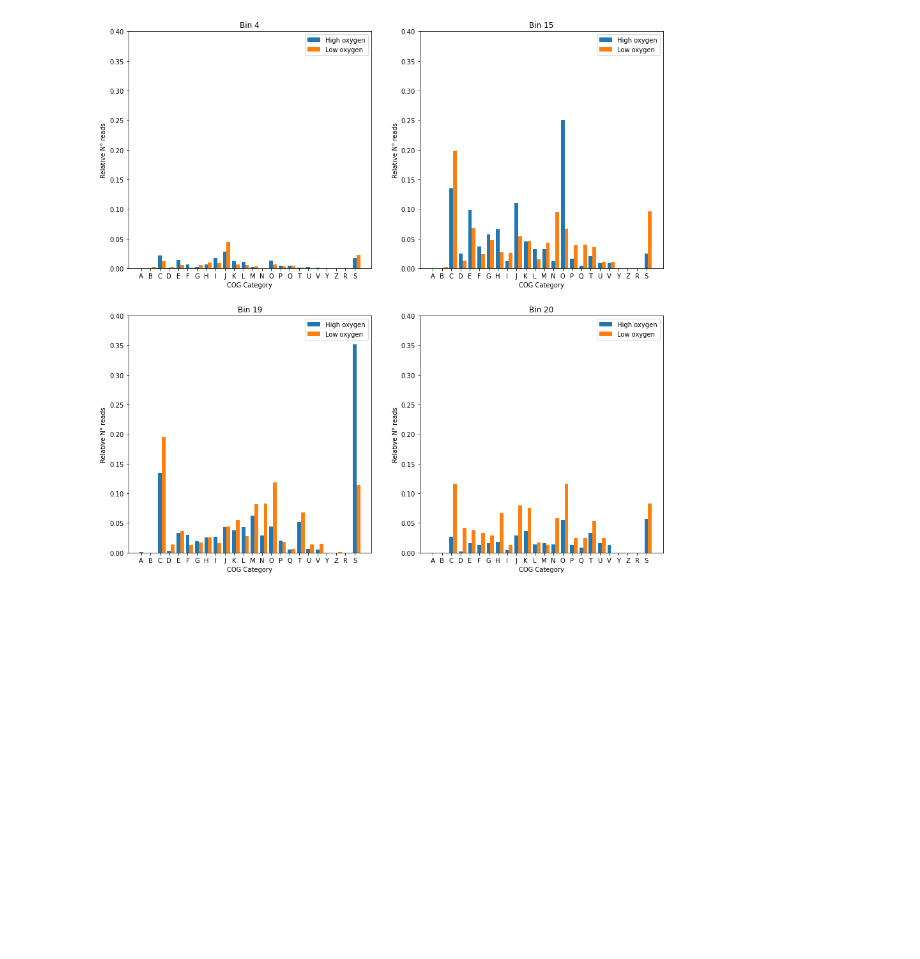
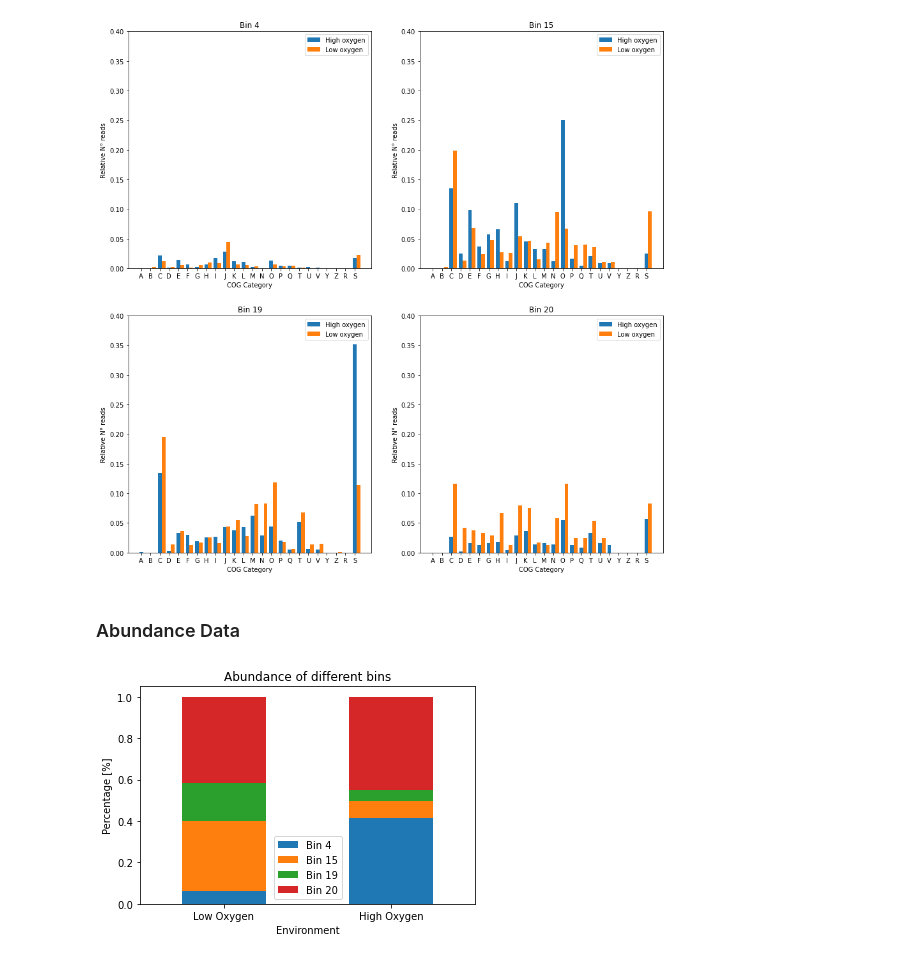
Before and after one commit to claranordquist/genome_analysis, a Jupyter notebook: Code/07_Python.ipynb, the cells around one changed output. Cells and saved outputs as stored; diff of their text form; code cells hidden in the pictures; blank space fills up the shorter version.

```diff
--- a/Code/07_Python.ipynb
+++ b/Code/07_Python.ipynb
@@ -182,3 +205,5 @@ plt.ylabel('Relative N° reads')
 plt.show()
 # %% [output]
 [figure]
+# %% [markdown]
+### Abundance Data
@@ -184,0 +213,21 @@ plt.show()
+# %%
+# Add the data for the bins and environments
+# Low Oxygen = SRR4342133
+# High Oxygen = SRR4342129
+
+abundance_data = pd.DataFrame([159631, 871694, 475534, 1072266], index=['Bin 4', 'Bin 15', 'Bin 19', 'Bin 20'], columns=['Low Oxygen'])
+abundance_data['High Oxygen'] = [371862, 71414, 50279, 403094]
+
+# Normalize the values to get the percentage of the different bins
+abundance_data['Low Oxygen'] = abundance_data['Low Oxygen'] / abundance_data['Low Oxygen'].sum()
+abundance_data['High Oxygen'] = abundance_data['High Oxygen'] / abundance_data['High Oxygen'].sum()
+# %%
+# Plot
+abundance_data.transpose().plot(kind='bar', stacked=True)
+plt.title('Abundance of different bins')
+plt.xticks(rotation=0)
+plt.ylabel('Percentage [%]')
+plt.xlabel('Environment')
+plt.show()
+# %% [output]
+[figure, added]
```
Also changed, not shown: parts of 5 cells of this notebook, 1 other file.
